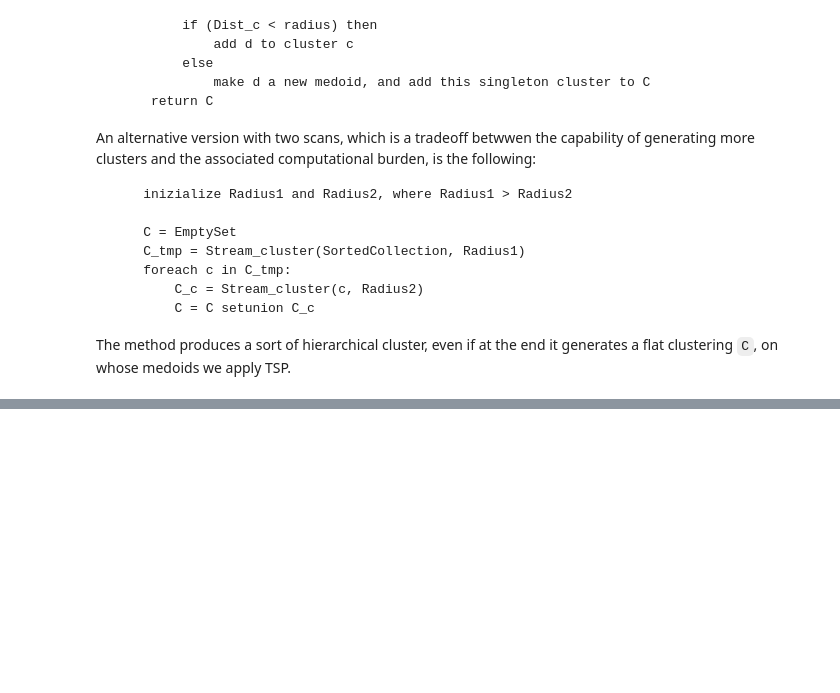
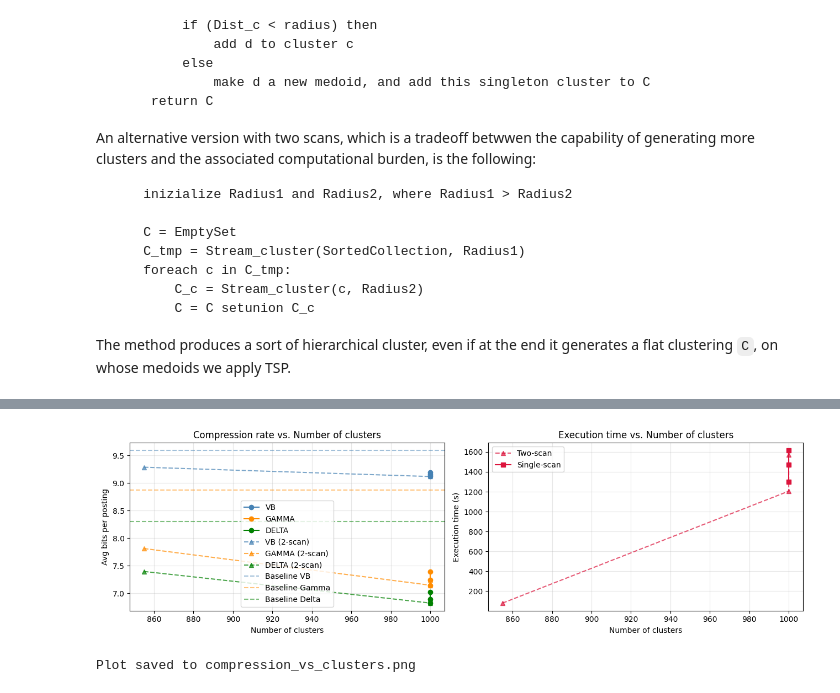
Before and after one commit to miuvenk/inverted-index-clustering-compression, a Jupyter notebook: RCV1 SPIMI indexer_PROJECT.ipynb, the cells around one changed output, grey strips where cells are left out. Drawn from its saved outputs; the diff is of its cells as text; code cells hidden in the pictures; blank space fills up the shorter version.

Commit message:
optimize stream clustering pipeline.

```diff
--- a/RCV1 SPIMI indexer_PROJECT.ipynb
+++ b/RCV1 SPIMI indexer_PROJECT.ipynb
@@ -461,6 +461,11 @@ for term, (cf, postings) in dict.items():
 doc_sets = {docid: frozenset(terms) for docid, terms in doc_sets.items()}
 
 print(f"Total documents: {len(doc_sets)}")
+
+# convert posting lists to numpy int32 arrays for fast remapping in Step 5
+for term in dict:
+    dict[term][1] = np.array(dict[term][1], dtype=np.int32)
+print("Posting lists converted to numpy arrays.")
 # %% [output]
 Vocabulary size: 289294 terms
 Total documents: 806792
@@ -567,17 +635,3 @@ KeyboardInterrupt:
-# %%
-def two_scan_cluster(sorted_docids, doc_sets, radius1, radius2):
-    # Two-scan stream clustering.
-    # First scan with radius1 (larger), second scan with radius2 (smaller).
-    # radius1 > radius2
-    # This produces a finer-grained clustering than single-scan.
-    C_tmp, _ = stream_cluster(sorted_docids, doc_sets, radius1)
-    C_final  = []
-    M_final  = []
-    for cluster in C_tmp:
-        sub_clusters, sub_medoids = stream_cluster(cluster, doc_sets, radius2)
-        C_final.extend(sub_clusters)
-        M_final.extend(sub_medoids)
-    return C_final, M_final
 # %%
 # ── Step 3: Greedy Nearest-Neighbour TSP on Medoids ──────────────────────────
 # After clustering, I have a set of medoids, one per cluster.
@@ -1124,43 +1147,37 @@ print(f"PFD index size : {pfd_size_mb:.1f} MB")
 # %%
 # ── Step 7: Compression Rate vs. Number of Clusters (Radius Sweep) ────────────
-# I sweep the Radius hyperparameter to show how clustering quality
-# affects compression rate and execution time.
-#
-# For each radius:
-#   1. Run stream_cluster → get clusters and medoids
-#   2. Run greedy_tsp → get TSP order
-#   3. Assign new DocIDs
-#   4. Compute avg bits/posting for VB, Gamma, Delta
-#   5. Record execution time and number of clusters
-#
-# Expected results:
-#   - smaller radius → more clusters → better compression → slower
-#   - larger radius  → fewer clusters → worse compression → faster
 
 import time
 import matplotlib.pyplot as plt
 
-RADII = [0.95, 0.90, 0.85, 0.80, 0.75, 0.70]
+RADII = [0.90, 0.80, 0.70]
+MAX_CLUSTERS = 1000
 
 results_two_scan = []
 
 for radius in RADII:
     radius1 = min(radius + 0.1, 0.99)
     radius2 = radius
+
     t0 = time.time()
-    c, m = two_scan_cluster(sorted_docids, doc_sets, radius1, radius2)
+    # Pass max_clusters to prevent performance bottleneck
+    c, m = two_scan_cluster(sorted_docids, doc_sets, radius1, radius2, max_clusters=MAX_CLUSTERS)
     cluster_time = time.time() - t0
+
     t1 = time.time()
     tsp_ord = greedy_tsp(m, doc_sets)
     tsp_time = time.time() - t1
+
     nd = {}
     counter = 1
     for ci in tsp_ord:
         for old_id in c[ci]:
             nd[old_id] = counter
             counter += 1
+
     metrics = avg_bits_per_posting(dict, docid_map=nd)
     total_time = cluster_time + tsp_time
+
     results_two_scan.append({
         "radius"    : radius,
         "n_clusters": len(c),
@@ -1175,17 +1192,15 @@ for radius in RADII:
 results = []
 
 for radius in RADII:
-    # ── Clustering ────────────────────────────────────────────────────────────
     t0 = time.time()
-    c, m = stream_cluster(sorted_docids, doc_sets, radius)
+    # Pass max_clusters to prevent performance bottleneck
+    c, m = stream_cluster(sorted_docids, doc_sets, radius, max_clusters=MAX_CLUSTERS)
     cluster_time = time.time() - t0
 
-    # ── TSP ──────────────────────────────────────────────────────────────────
     t1 = time.time()
     tsp_ord = greedy_tsp(m, doc_sets)
     tsp_time = time.time() - t1
 
-    # ── DocID reassignment ────────────────────────────────────────────────────
     nd = {}
     counter = 1
     for ci in tsp_ord:
@@ -1193,7 +1208,6 @@ for radius in RADII:
             nd[old_id] = counter
             counter += 1
 
-    # ── Compression metrics ───────────────────────────────────────────────────
     metrics = avg_bits_per_posting(dict, docid_map=nd)
     total_time = cluster_time + tsp_time
 
@@ -1206,7 +1220,7 @@ for radius in RADII:
         "delta"     : metrics["delta"],
     })
 
-    print(f"Radius={radius:.2f}  clusters={len(c):6,}  time={total_time:6.1f}s  "
+    print(f"[SingleScan] Radius={radius:.2f}  clusters={len(c):6,}  time={total_time:6.1f}s  "
           f"VB={metrics['vb']:.3f}  Gamma={metrics['gamma']:.3f}  Delta={metrics['delta']:.3f}")
 
 # ── Plot ──────────────────────────────────────────────────────────────────────
@@ -1230,12 +1244,9 @@ axes[1].plot(n_clusters, [r["time_s"] for r in results],
              marker="s", color="crimson", label="Single-scan")
 axes[1].legend()
 
-axes[0].axhline(baseline["vb"],    linestyle="--", color="steelblue",
-                alpha=0.5, label="Baseline VB")
-axes[0].axhline(baseline["gamma"], linestyle="--", color="darkorange",
-                alpha=0.5, label="Baseline Gamma")
-axes[0].axhline(baseline["delta"], linestyle="--", color="green",
-                alpha=0.5, label="Baseline Delta")
+axes[0].axhline(baseline["vb"],    linestyle="--", color="steelblue", alpha=0.5, label="Baseline VB")
+axes[0].axhline(baseline["gamma"], linestyle="--", color="darkorange", alpha=0.5, label="Baseline Gamma")
+axes[0].axhline(baseline["delta"], linestyle="--", color="green", alpha=0.5, label="Baseline Delta")
 axes[0].set_xlabel("Number of clusters")
 axes[0].set_ylabel("Avg bits per posting")
 axes[0].set_title("Compression rate vs. Number of clusters")
@@ -1252,3 +1263,4 @@ plt.tight_layout()
 plt.savefig("compression_vs_clusters.png", dpi=120)
 plt.show()
 print("Plot saved to compression_vs_clusters.png")
+# %% [output]
@@ -1254,0 +1284,2 @@ print("Plot saved to compression_vs_clusters.png")
+[figure, added]
+Plot saved to compression_vs_clusters.png
```
Also changed, not shown: parts of 8 cells of this notebook.
